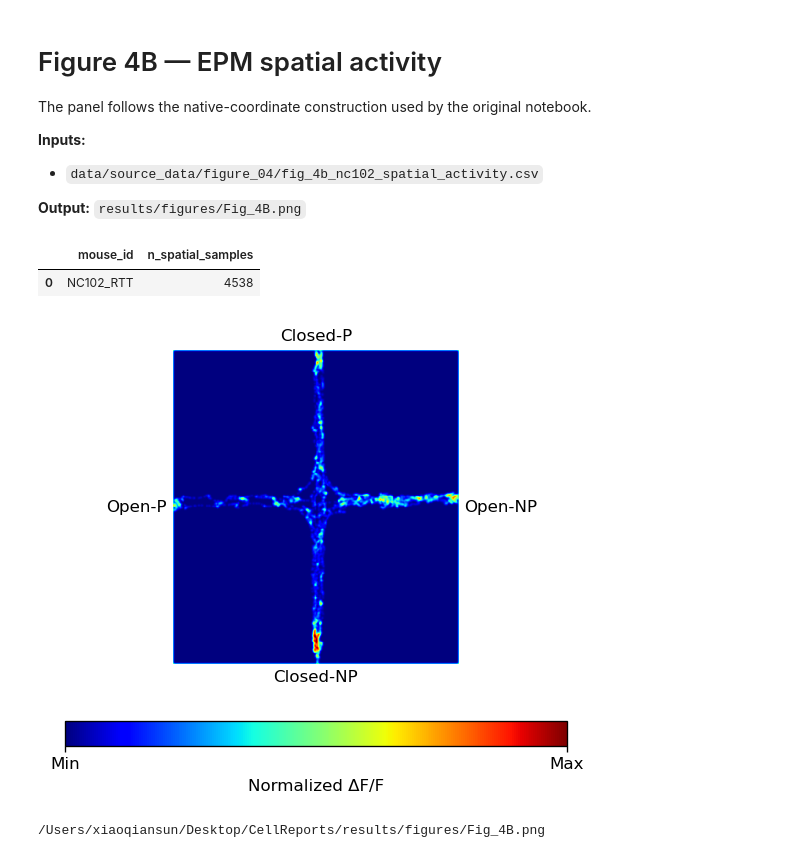
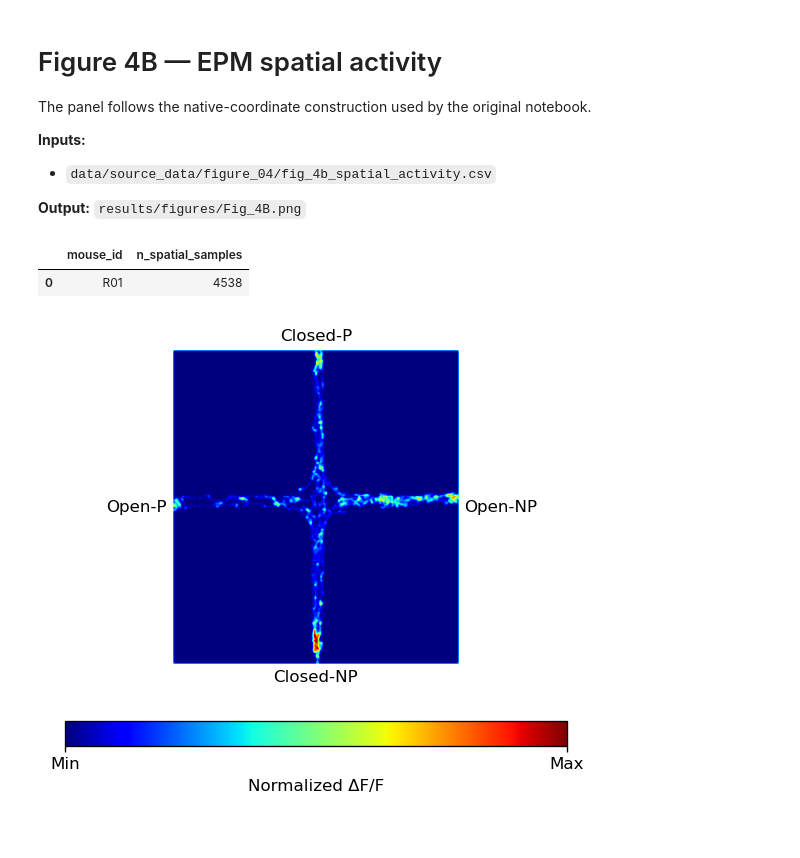
Before and after one commit to Lulab-GWU/CellReports, a Jupyter notebook: code/figures/Fig_4B_EPM_spatialMap.ipynb, the cells around one changed output. Cells and saved outputs as stored; diff of their text form; code cells hidden in the pictures.

```diff
--- a/code/figures/Fig_4B_EPM_spatialMap.ipynb
+++ b/code/figures/Fig_4B_EPM_spatialMap.ipynb
@@ -6,7 +6,7 @@ notebook.
 
 **Inputs:**
 
-- `data/source_data/figure_04/fig_4b_nc102_spatial_activity.csv`
+- `data/source_data/figure_04/fig_4b_spatial_activity.csv`
 
 **Output:** `results/figures/Fig_4B.png`
 # %%
@@ -37,27 +37,27 @@ mpl.rcParams.update({
     "axes.spines.right": False,
 })
 # %%
-MOUSE_ID = "NC102_RTT"
+MOUSE_ID = "R01"
 spatial_path = project_path(
     "data", "source_data", "figure_04",
-    "fig_4b_nc102_spatial_activity.csv", root=REPO_ROOT
+    "fig_4b_spatial_activity.csv", root=REPO_ROOT
 )
 spatial = pd.read_csv(spatial_path)
 
 required = {"mouse_id", "X", "Y", "mean_dff"}
 if missing := required.difference(spatial.columns):
     raise ValueError(f"Missing spatial columns: {sorted(missing)}")
 if set(spatial["mouse_id"].dropna().unique()) != {MOUSE_ID}:
     raise ValueError(f"Expected only {MOUSE_ID} in {spatial_path.name}")
 spatial = spatial.dropna(subset=["X", "Y", "mean_dff"])
 
 pd.DataFrame({
     "mouse_id": [MOUSE_ID],
     "n_spatial_samples": [len(spatial)],
 })
 # %% [output]
 |  | mouse_id | n_spatial_samples |
-| 0 | NC102_RTT | 4538 |
+| 0 | R01 | 4538 |
 # %%
 activity_image = native_spatial_activity_image(
     spatial,
@@ -100,7 +100,5 @@ colorbar.set_label("Normalized ΔF/F")
 
 png_path = save_figure(fig, OUTPUT_DIR / "Fig_4B.png")
 plt.show()
-print(png_path)
 # %% [output]
 [figure]
-/Users/xiaoqiansun/Desktop/CellReports/results/figures/Fig_4B.png
```
Also changed, not shown: 10 other files.
